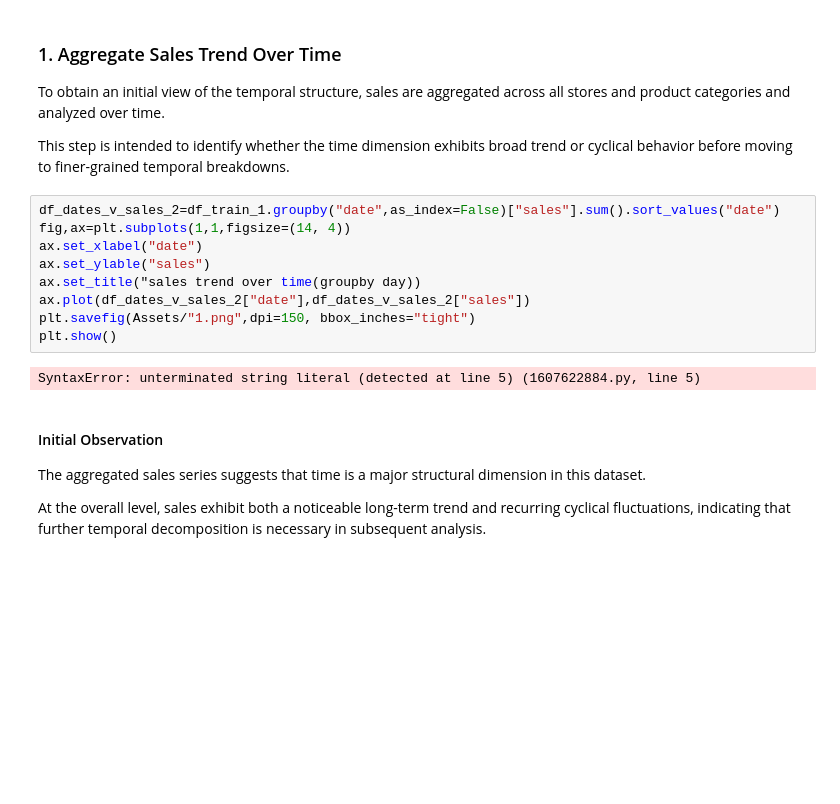
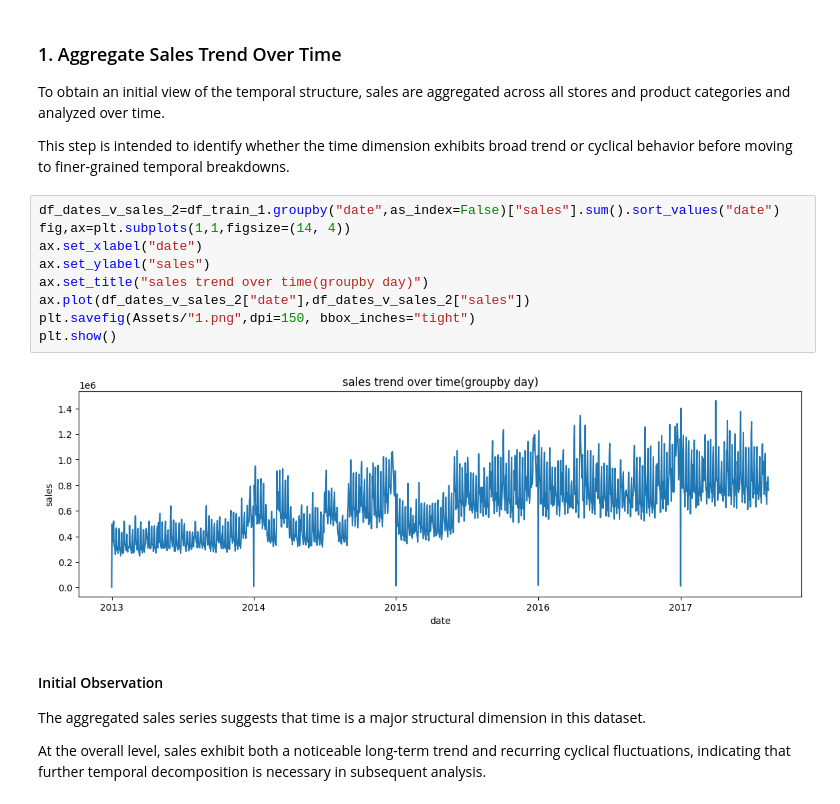
Before and after one commit to YujieChen0228/retail-sales-forecasting-ml, a Jupyter notebook: notebooks/01_eda.ipynb, the cells around one changed output. Cells and saved outputs as stored; diff of their text form; blank space fills up the shorter version.

```diff
--- a/notebooks/01_eda.ipynb
+++ b/notebooks/01_eda.ipynb
@@ -106,14 +106,14 @@ This step is intended to identify whether the time dimension exhibits broad tren
 # %%
 df_dates_v_sales_2=df_train_1.groupby("date",as_index=False)["sales"].sum().sort_values("date")
 fig,ax=plt.subplots(1,1,figsize=(14, 4))
 ax.set_xlabel("date")
-ax.set_ylable("sales")
-ax.set_title("sales trend over time(groupby day))
+ax.set_ylabel("sales")
+ax.set_title("sales trend over time(groupby day)")
 ax.plot(df_dates_v_sales_2["date"],df_dates_v_sales_2["sales"])
 plt.savefig(Assets/"1.png",dpi=150, bbox_inches="tight")
 plt.show()
 # %% [output]
-SyntaxError: unterminated string literal (detected at line 5) (1607622884.py, line 5)
+[figure, added]
 # %% [markdown]
 #### Initial Observation
 
```
Also changed, not shown: parts of 15 cells of this notebook, 17 other files.
